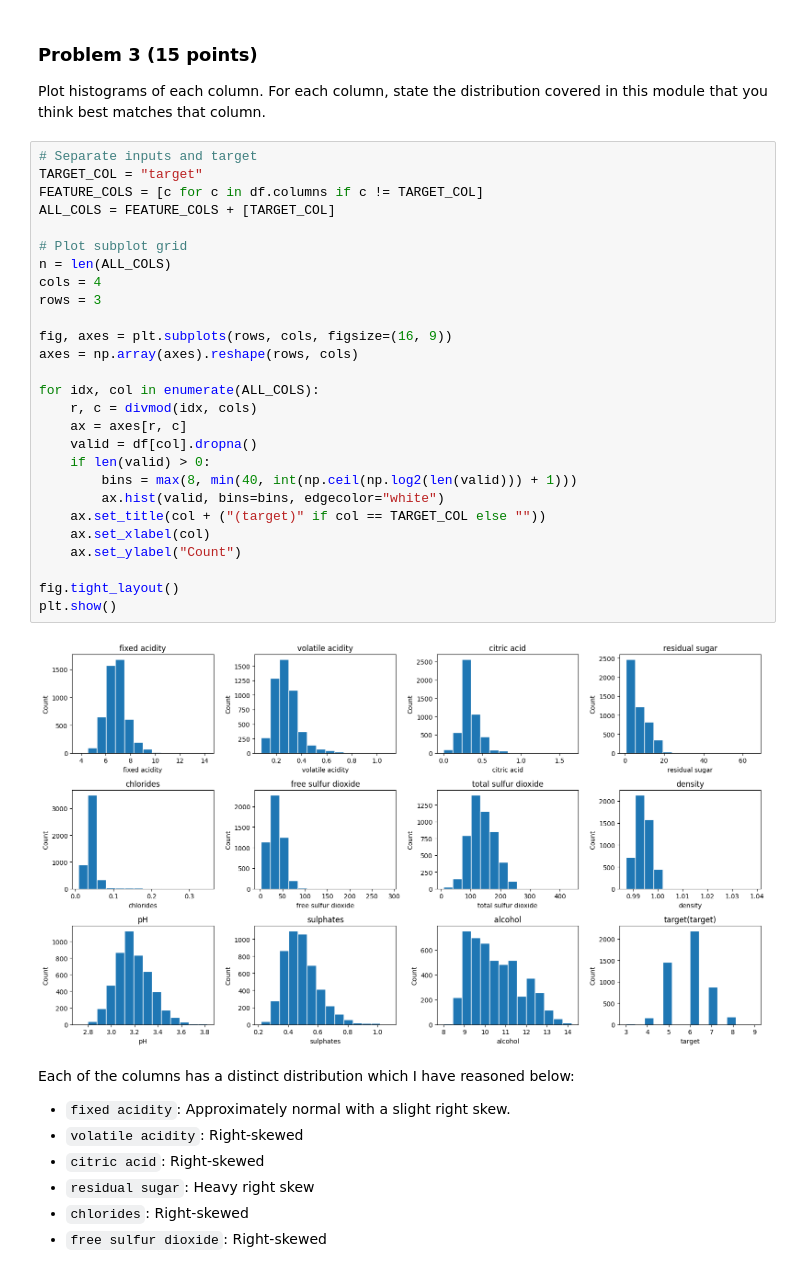
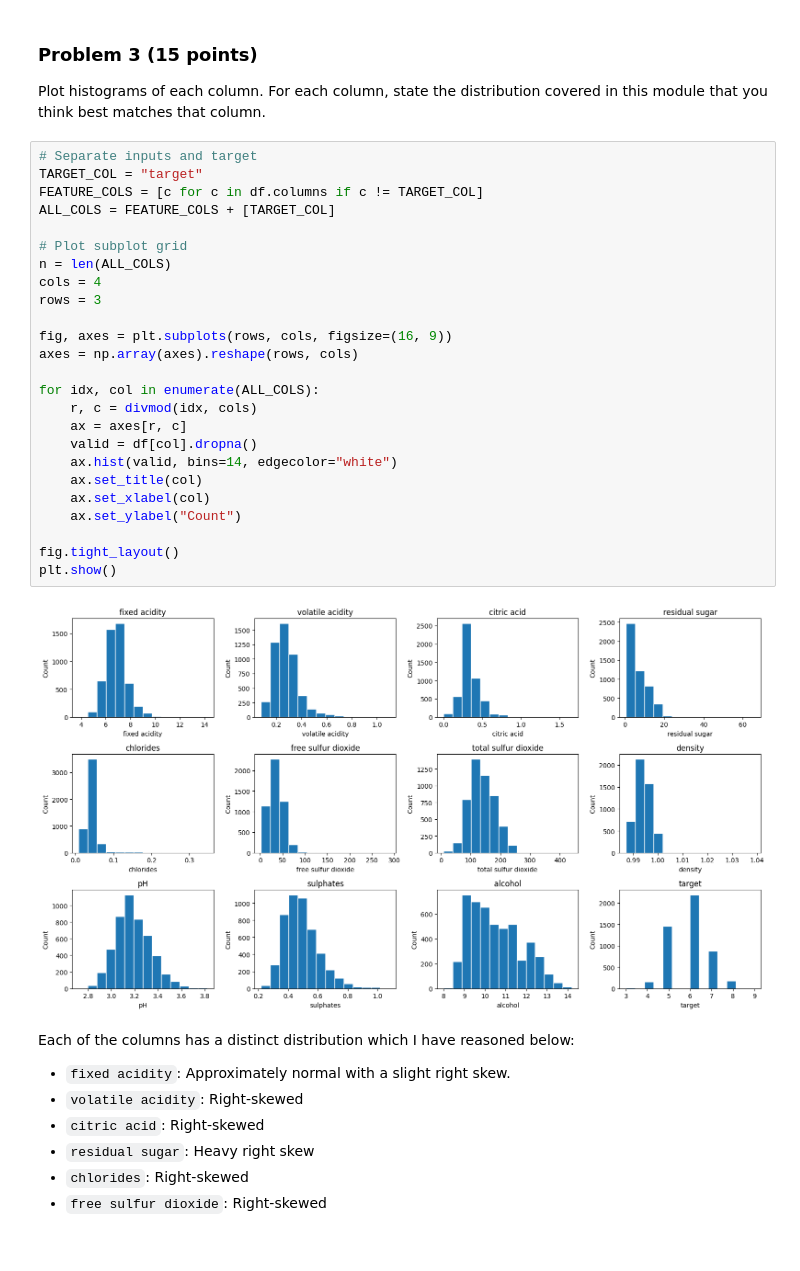
Before and after one commit to RevibeZ/dx601-final-project, a Jupyter notebook: project.ipynb, the cells around one changed output. Cells and saved outputs as stored; diff of their text form.

```diff
--- a/project.ipynb
+++ b/project.ipynb
@@ -146,32 +146,30 @@ For each column, state the distribution covered in this module that you think be
 # %%
 # Separate inputs and target
 TARGET_COL = "target"
 FEATURE_COLS = [c for c in df.columns if c != TARGET_COL]
 ALL_COLS = FEATURE_COLS + [TARGET_COL]
 
 # Plot subplot grid
 n = len(ALL_COLS)
 cols = 4
 rows = 3
 
 fig, axes = plt.subplots(rows, cols, figsize=(16, 9))
 axes = np.array(axes).reshape(rows, cols)
 
 for idx, col in enumerate(ALL_COLS):
     r, c = divmod(idx, cols)
     ax = axes[r, c]
     valid = df[col].dropna()
-    if len(valid) > 0:
-        bins = max(8, min(40, int(np.ceil(np.log2(len(valid))) + 1)))
-        ax.hist(valid, bins=bins, edgecolor="white")
-    ax.set_title(col + ("(target)" if col == TARGET_COL else ""))
+    ax.hist(valid, bins=14, edgecolor="white")
+    ax.set_title(col)
     ax.set_xlabel(col)
     ax.set_ylabel("Count")
 
 fig.tight_layout()
 plt.show()
 # %% [output]
-[figure, old version]
+[figure, new version]
 # %% [markdown]
 Each of the columns has a distinct distribution which I have reasoned below:
 - `fixed acidity`: Approximately normal with a slight right skew.
```
Also changed, not shown: parts of 18 cells of this notebook.
